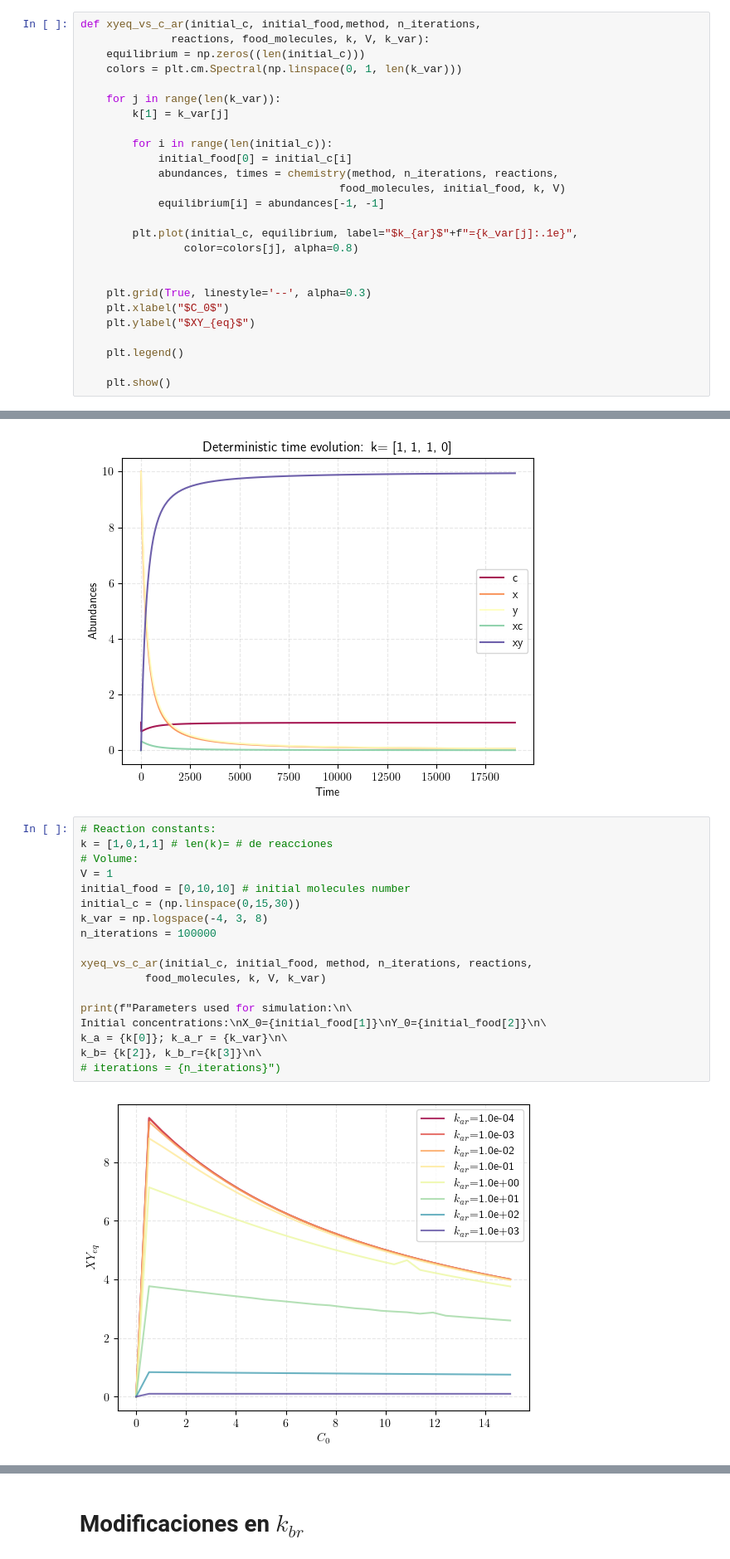
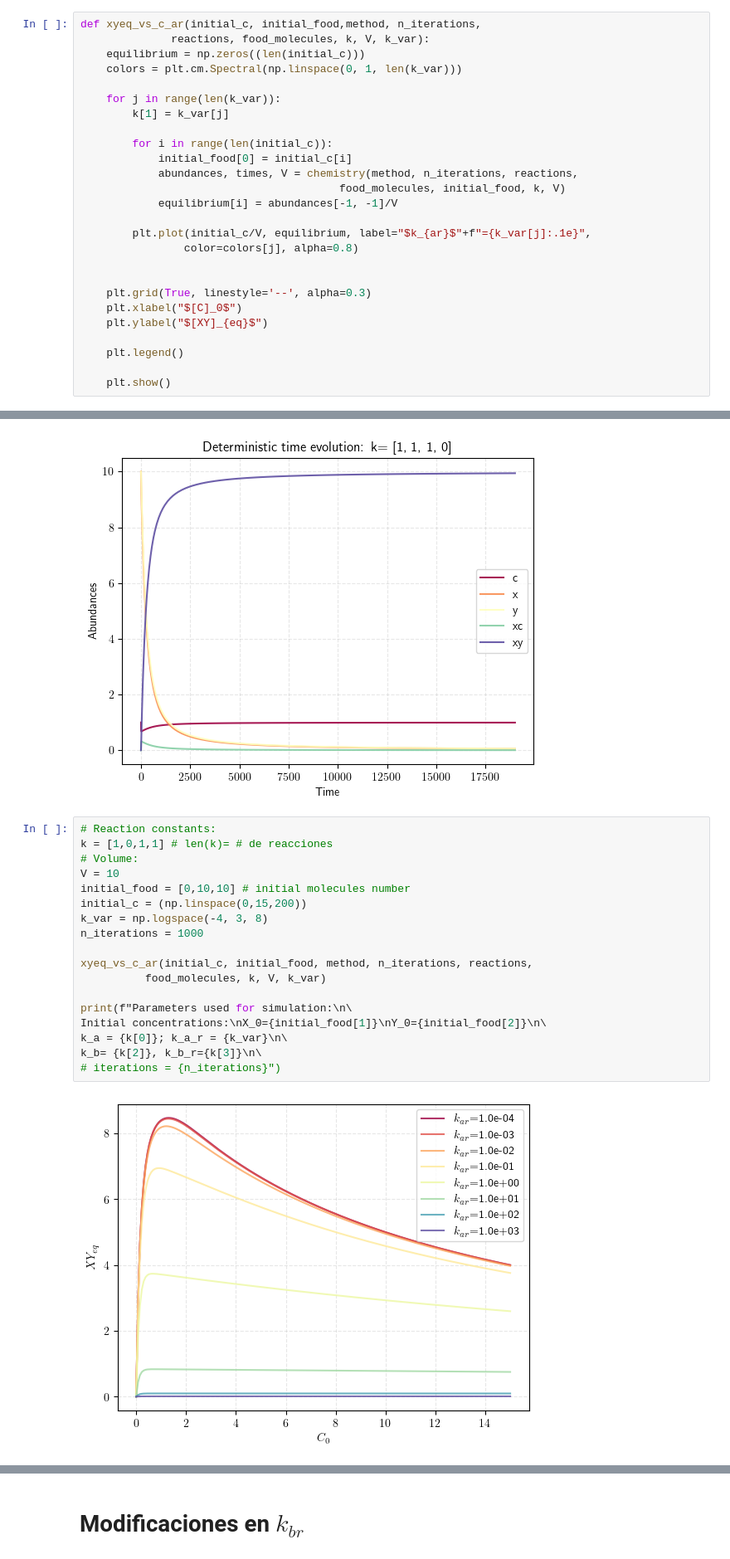
Before and after one commit to CAB-GCA/catalytic_world, a Jupyter notebook: graphs.ipynb, the cells around one changed output, grey strips where cells are left out. Shown: that part at 83% size. Saved outputs shown, nothing was run; the diff lists cells and outputs as text.

```diff
--- a/graphs.ipynb
+++ b/graphs.ipynb
@@ -13,17 +15,17 @@ def xyeq_vs_c_ar(initial_c, initial_food,method, n_iterations,
 
         for i in range(len(initial_c)):
             initial_food[0] = initial_c[i]
-            abundances, times = chemistry(method, n_iterations, reactions,
+            abundances, times, V = chemistry(method, n_iterations, reactions,
                                         food_molecules, initial_food, k, V)
-            equilibrium[i] = abundances[-1, -1]
+            equilibrium[i] = abundances[-1, -1]/V
 
-        plt.plot(initial_c, equilibrium, label="$k_{ar}$"+f"={k_var[j]:.1e}",
+        plt.plot(initial_c/V, equilibrium, label="$k_{ar}$"+f"={k_var[j]:.1e}",
                 color=colors[j], alpha=0.8)
 
 
     plt.grid(True, linestyle='--', alpha=0.3)
-    plt.xlabel("$C_0$")
-    plt.ylabel("$XY_{eq}$")
+    plt.xlabel("$[C]_0$")
+    plt.ylabel("$[XY]_{eq}$")
 
     plt.legend()
 
@@ -233,23 +235,23 @@ Y_0=10
 # %%
 # Reaction constants:
 k = [1,0,1,1] # len(k)= # de reacciones
 # Volume:
-V = 1
+V = 10
 initial_food = [0,10,10] # initial molecules number
-initial_c = (np.linspace(0,15,30))
+initial_c = (np.linspace(0,15,200))
 k_var = np.logspace(-4, 3, 8)
-n_iterations = 100000
+n_iterations = 1000
 
 xyeq_vs_c_ar(initial_c, initial_food, method, n_iterations, reactions,
           food_molecules, k, V, k_var)
 
 print(f"Parameters used for simulation:\n\
 Initial concentrations:\nX_0={initial_food[1]}\nY_0={initial_food[2]}\n\
 k_a = {k[0]}; k_a_r = {k_var}\n\
 k_b= {k[2]}, k_b_r={k[3]}\n\
 # iterations = {n_iterations}")
 # %% [output]
-[figure, old version]
+[figure, new version]
 Parameters used for simulation:
 Initial concentrations:
 X_0=10
```
Also changed, not shown: parts of 18 cells of this notebook, 2 other files.
